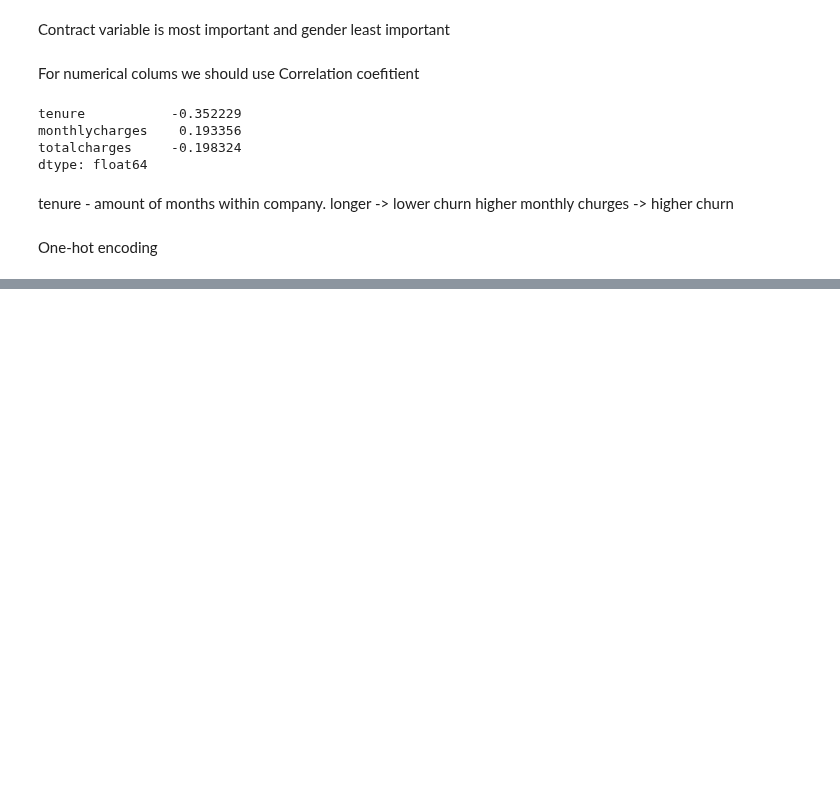
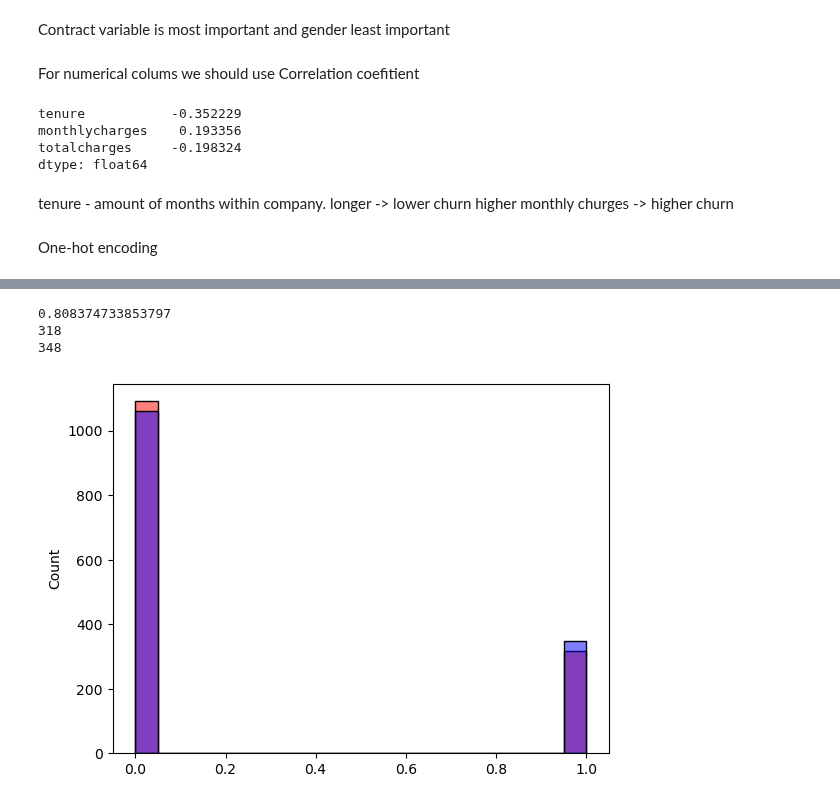
Before and after one commit to mtarcha/MachineLearning, a Jupyter notebook: Classification/churn/churn_prediction.ipynb, the cells around one changed output, grey strips where cells are left out. Drawn from its saved outputs; the diff is of its cells as text; code cells hidden in the pictures; blank space fills up the shorter version.

```diff
--- a/Classification/churn/churn_prediction.ipynb
+++ b/Classification/churn/churn_prediction.ipynb
@@ -385,0 +428,13 @@ display(X_test)
+# %%
+from sklearn.linear_model import LogisticRegression
+
+sk_model = LogisticRegression()
+sk_model.fit(X_train, y_train)
+
+sk_pred = sk_model.predict(X_test)
+plot_result(sk_pred, y_test)
+# %% [output]
+0.808374733853797
+318
+348
+[figure, added]
```
Also changed, not shown: parts of 4 cells of this notebook, 1 other file.
